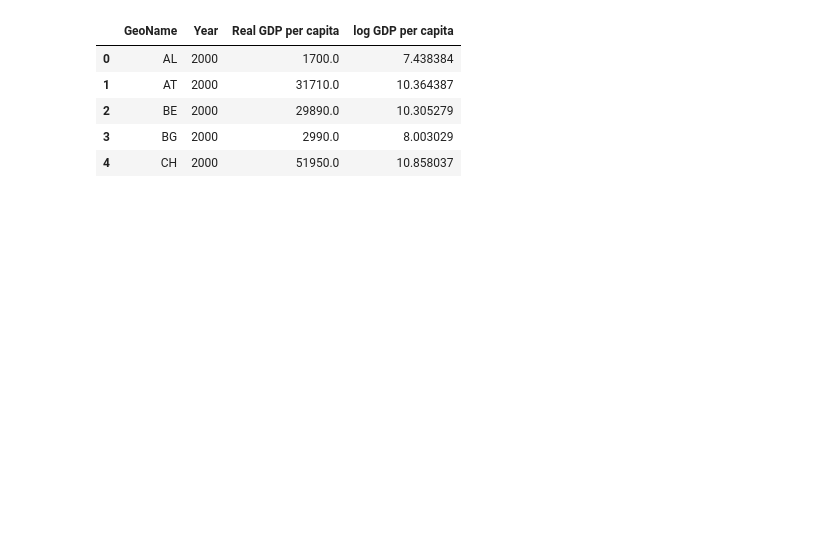
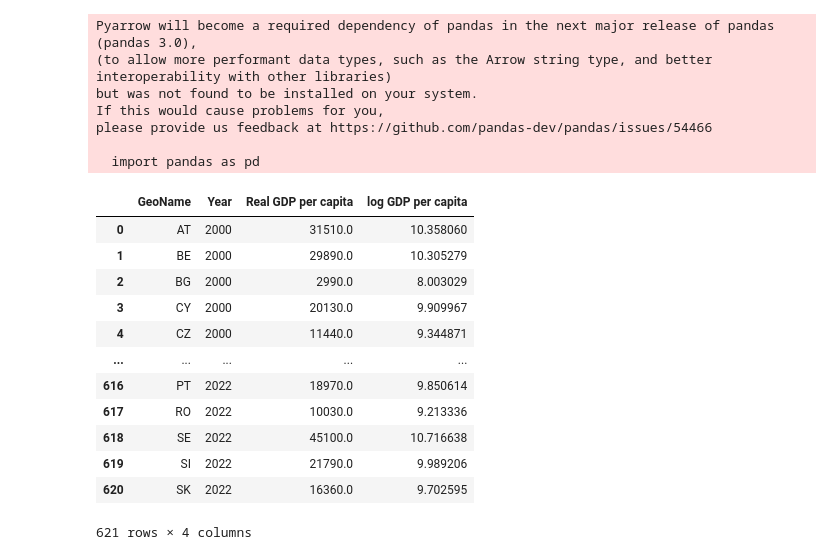
Before and after one commit to pesikj/DKMEN, a Jupyter notebook: eu_convergence.ipynb, the cells around one changed output. Drawn from its saved outputs; the diff is of its cells as text; code cells hidden in the pictures; blank space fills up the shorter version.

```diff
--- a/eu_convergence.ipynb
+++ b/eu_convergence.ipynb
@@ -1,22 +1,45 @@
 # %%
 import pandas as pd
 import numpy
 import seaborn as sns
 import matplotlib.pyplot as plt
 import eurostat
+import pandas as pd
+from statsmodels.tsa.filters.hp_filter import hpfilter
+
+# Chain linked volumes (2010), euro per capita
 
 code = "SDG_08_10"
 filter_pars = {"unit": "CLV10_EUR_HAB"}
 data_real_gdp = eurostat.get_data_df(code, filter_pars=filter_pars)
 data_real_gdp = data_real_gdp.drop(columns=["freq", "na_item", "unit"])
-data_real_gdp = data_real_gdp.rename(columns={"geo\TIME_PERIOD": "GeoName"})
+data_real_gdp = data_real_gdp.rename(columns={"geo\\TIME_PERIOD": "GeoName"})
+data_real_gdp = data_real_gdp[data_real_gdp["GeoName"].isin(['AT', 'BE', 'BG', 'CY', 'CZ', 'DE', 'DK', 'EE', 'EL', 'ES', 'FI', 'FR', 'GR', 'HR', 'HU', 'IE', 'IT', 'LT', 'LU', 'LV', 'MT', 'NL', 'PL', 'PT', 'RO', 'SE', 'SI', 'SK'])]
 data_real_gdp = data_real_gdp.melt(["GeoName"], var_name="Year", value_name="Real GDP per capita")
+data_real_gdp = data_real_gdp.dropna(subset=["Real GDP per capita"])
 data_real_gdp["log GDP per capita"] = numpy.log(data_real_gdp["Real GDP per capita"])
-data_real_gdp.head()
+data_real_gdp = data_real_gdp[data_real_gdp["Year"] <= "2022"]
+data_real_gdp[data_real_gdp["Year"] == "2022"]
+data_real_gdp.to_csv("data/Europe_RealGDP.csv")
+data_real_gdp
 # %% [output]
+Pyarrow will become a required dependency of pandas in the next major release of pandas (pandas 3.0),
+(to allow more performant data types, such as the Arrow string type, and better interoperability with other libraries)
+but was not found to be installed on your system.
+If this would cause problems for you,
+please provide us feedback at https://github.com/pandas-dev/pandas/issues/54466
+
+  import pandas as pd
 |  | GeoName | Year | Real GDP per capita | log GDP per capita |
-| 0 | AL | 2000 | 1700.0 | 7.438384 |
-| 1 | AT | 2000 | 31710.0 | 10.364387 |
-| 2 | BE | 2000 | 29890.0 | 10.305279 |
-| 3 | BG | 2000 | 2990.0 | 8.003029 |
-| 4 | CH | 2000 | 51950.0 | 10.858037 |
+| 0 | AT | 2000 | 31510.0 | 10.358060 |
+| 1 | BE | 2000 | 29890.0 | 10.305279 |
+| 2 | BG | 2000 | 2990.0 | 8.003029 |
+| 3 | CY | 2000 | 20130.0 | 9.909967 |
+| 4 | CZ | 2000 | 11440.0 | 9.344871 |
+| ... | ... | ... | ... | ... |
+| 616 | PT | 2022 | 18970.0 | 9.850614 |
+| 617 | RO | 2022 | 10030.0 | 9.213336 |
+| 618 | SE | 2022 | 45100.0 | 10.716638 |
+| 619 | SI | 2022 | 21790.0 | 9.989206 |
+| 620 | SK | 2022 | 16360.0 | 9.702595 |
+621 rows × 4 columns
```
Also changed, not shown: parts of 8 cells of this notebook, 47 other files.
